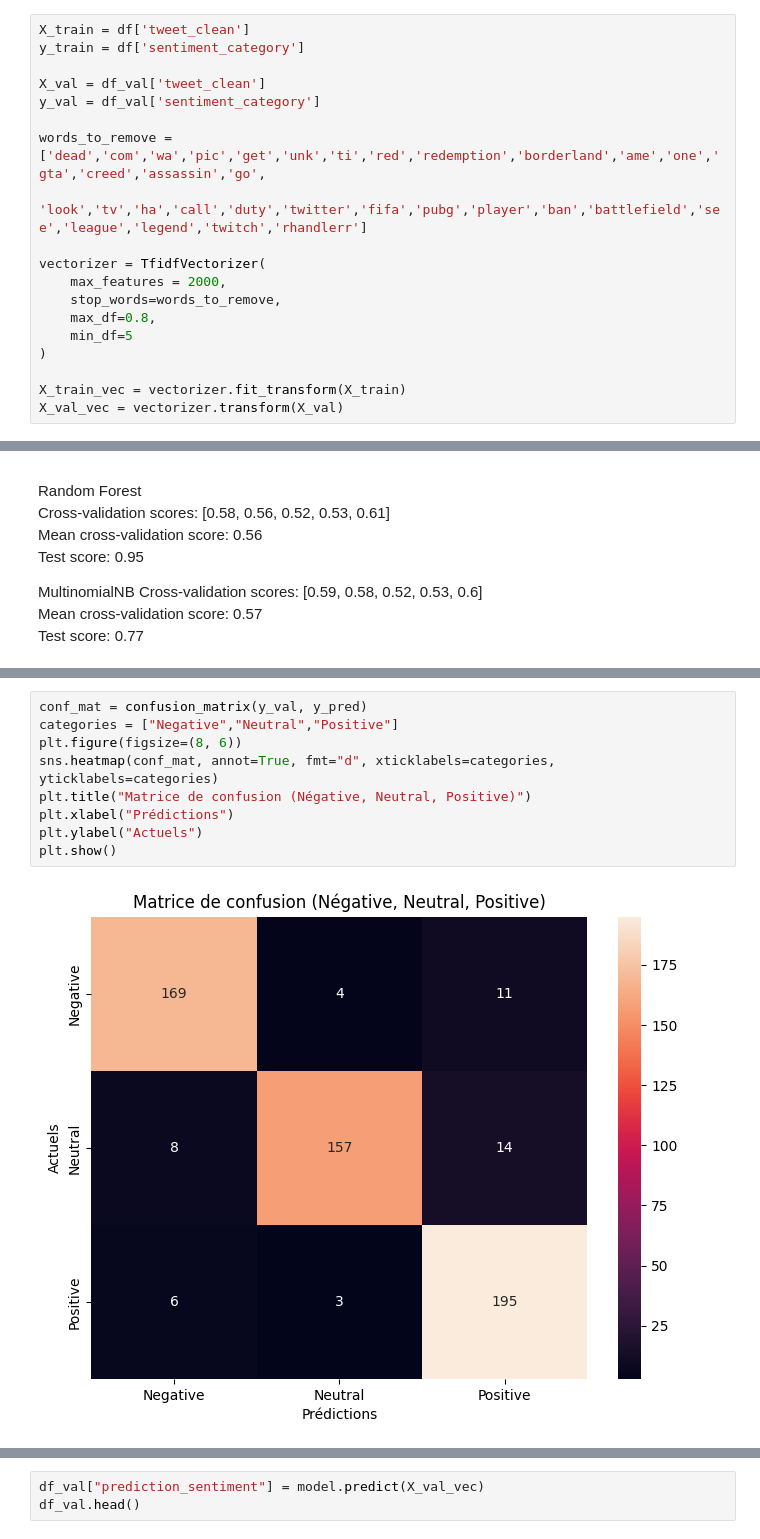
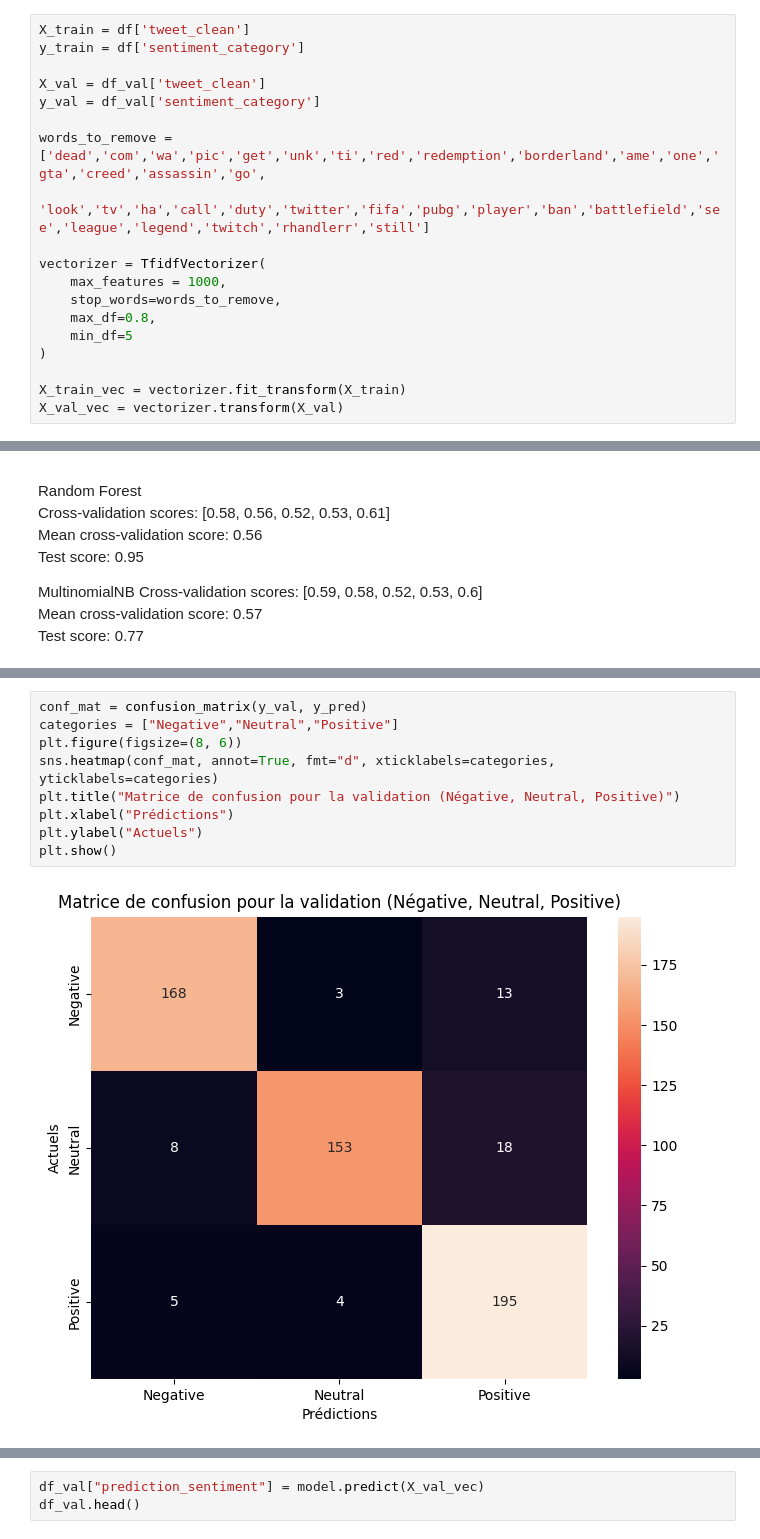
Before and after one commit to vincent-tran-94/Sentiment_Analytics_Games, a Jupyter notebook: Sentimental_tweets.ipynb, the cells around one changed output, grey strips where cells are left out. Saved outputs shown, nothing was run; the diff lists cells and outputs as text.

```diff
--- a/Sentimental_tweets.ipynb
+++ b/Sentimental_tweets.ipynb
@@ -507,10 +487,10 @@ X_val = df_val['tweet_clean']
 y_val = df_val['sentiment_category']
 
 words_to_remove = ['dead','com','wa','pic','get','unk','ti','red','redemption','borderland','ame','one','gta','creed','assassin','go',
-                   'look','tv','ha','call','duty','twitter','fifa','pubg','player','ban','battlefield','see','league','legend','twitch','rhandlerr']
+                   'look','tv','ha','call','duty','twitter','fifa','pubg','player','ban','battlefield','see','league','legend','twitch','rhandlerr','still']
 
 vectorizer = TfidfVectorizer(
-    max_features = 2000,
+    max_features = 1000,
     stop_words=words_to_remove,
     max_df=0.8,
     min_df=5
@@ -712,11 +761,11 @@ Accuracy = ((169 + 156 + 195) / ((169 + 13 + 15) + (156 + 8 + 23) + (195 + 26 +
 # %%
 conf_mat = confusion_matrix(y_val, y_pred)
 categories = ["Negative","Neutral","Positive"]
 plt.figure(figsize=(8, 6))
 sns.heatmap(conf_mat, annot=True, fmt="d", xticklabels=categories, yticklabels=categories)
-plt.title("Matrice de confusion (Négative, Neutral, Positive)")
+plt.title("Matrice de confusion pour la validation (Négative, Neutral, Positive)")
 plt.xlabel("Prédictions")
 plt.ylabel("Actuels")
 plt.show()
 # %% [output]
-[figure, old version]
+[figure, new version]
```
Also changed, not shown: parts of 40 cells of this notebook, 3 other files.
